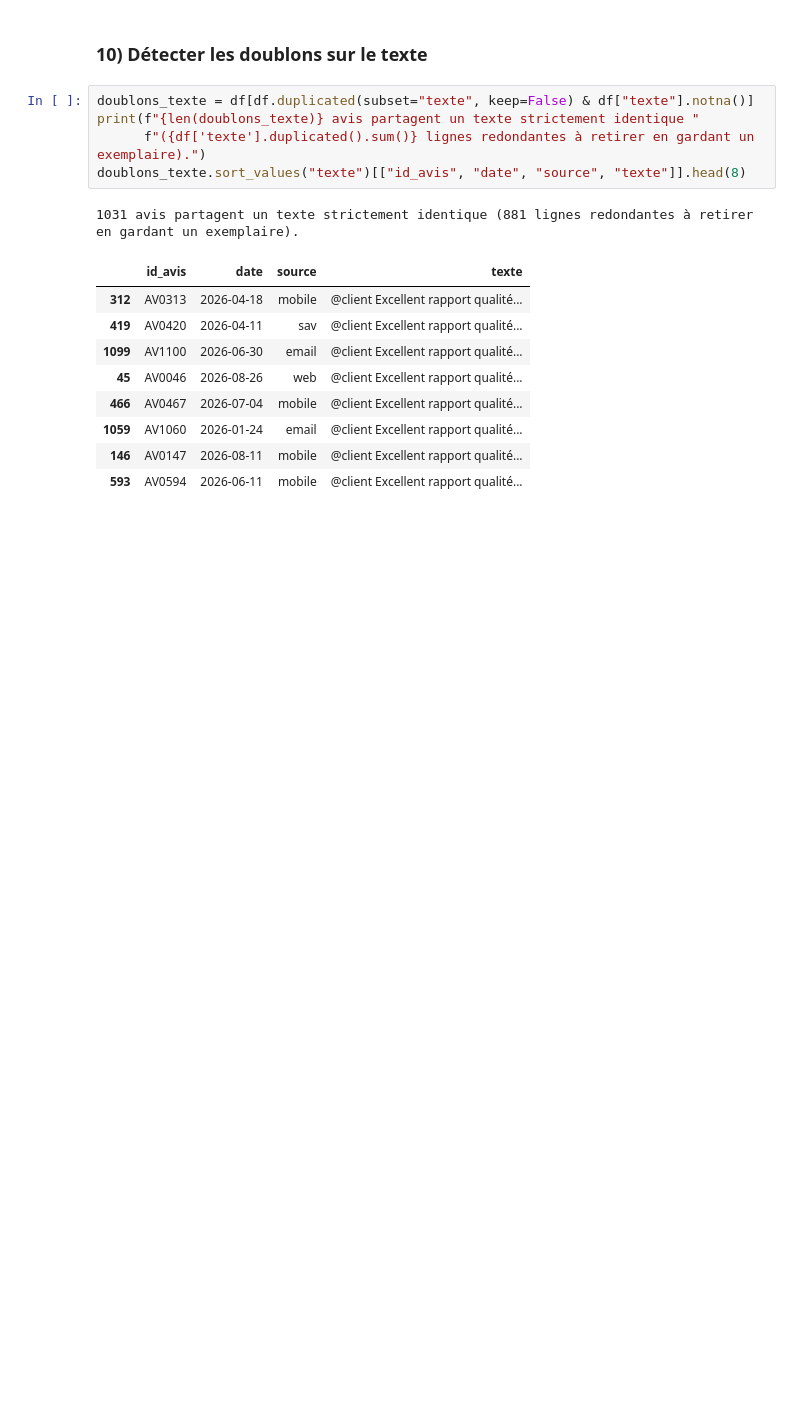
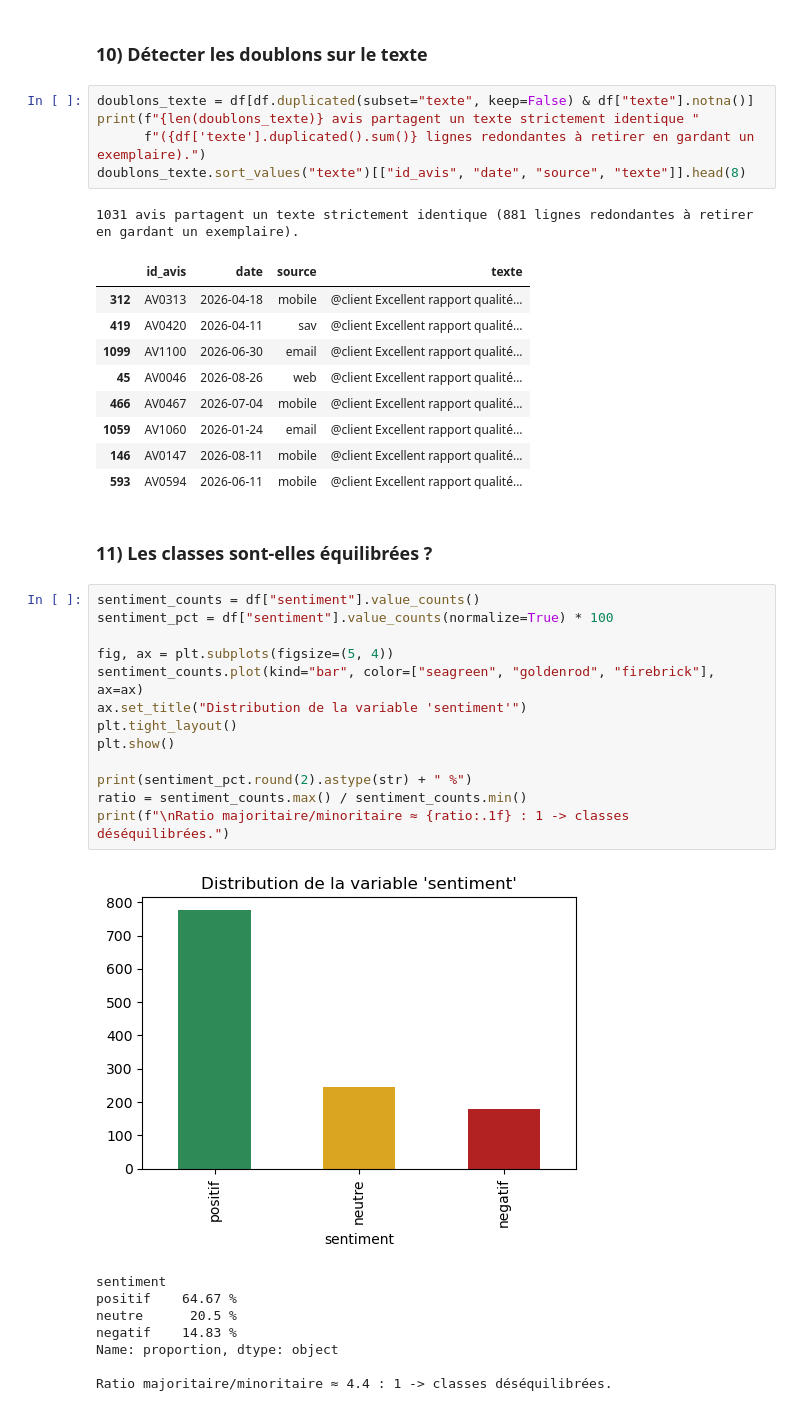
Before and after one commit to dinho325/atelier_prepa_donnees_textuelles, a Jupyter notebook: notebooks/atelier_prepa_donnees_textuelles.ipynb, the cells around one changed output. Saved outputs shown, nothing was run; the diff lists cells and outputs as text; blank space fills up the shorter version.

Commit message:
11) Les classes sont-elles équilibrées

```diff
--- a/notebooks/atelier_prepa_donnees_textuelles.ipynb
+++ b/notebooks/atelier_prepa_donnees_textuelles.ipynb
@@ -203,3 +203,27 @@ doublons_texte.sort_values("texte")[["id_avis", "date", "source", "texte"]].head
 | 1059 | AV1060 | 2026-01-24 | email | @client Excellent rapport qualité... |
 | 146 | AV0147 | 2026-08-11 | mobile | @client Excellent rapport qualité... |
 | 593 | AV0594 | 2026-06-11 | mobile | @client Excellent rapport qualité... |
+# %% [markdown]
+### 11) Les classes sont-elles équilibrées ?
+# %%
+sentiment_counts = df["sentiment"].value_counts()
+sentiment_pct = df["sentiment"].value_counts(normalize=True) * 100
+
+fig, ax = plt.subplots(figsize=(5, 4))
+sentiment_counts.plot(kind="bar", color=["seagreen", "goldenrod", "firebrick"], ax=ax)
+ax.set_title("Distribution de la variable 'sentiment'")
+plt.tight_layout()
+plt.show()
+
+print(sentiment_pct.round(2).astype(str) + " %")
+ratio = sentiment_counts.max() / sentiment_counts.min()
+print(f"\nRatio majoritaire/minoritaire ≈ {ratio:.1f} : 1 -> classes déséquilibrées.")
+# %% [output]
+[figure, added]
+sentiment
+positif    64.67 %
+neutre      20.5 %
+negatif    14.83 %
+Name: proportion, dtype: object
+
+Ratio majoritaire/minoritaire ≈ 4.4 : 1 -> classes déséquilibrées.
```
